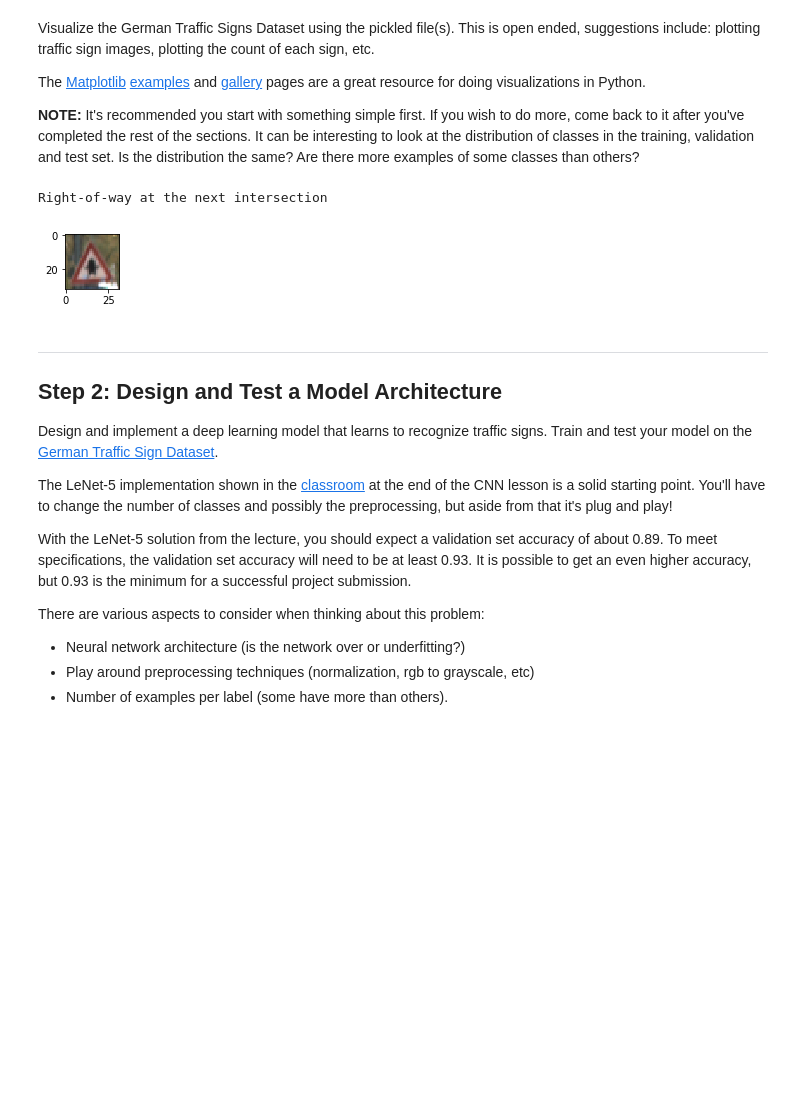
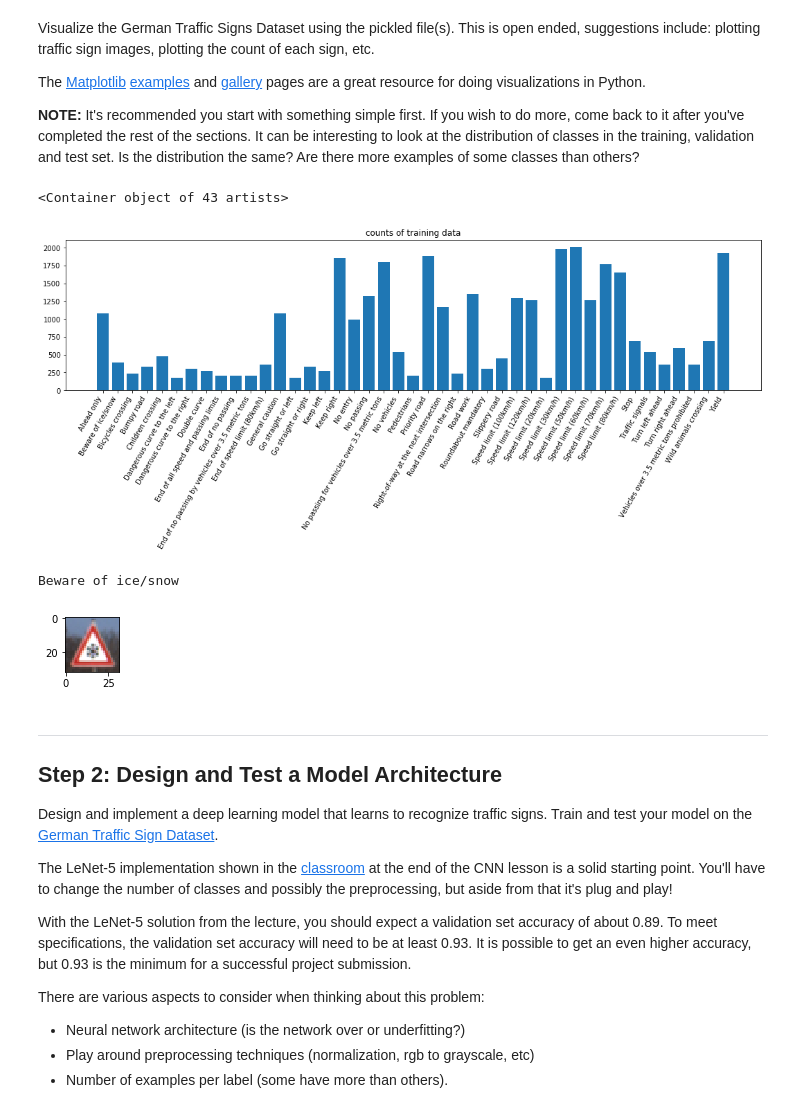
Before and after one commit to blown302/german-traffic-sign-detection, a Jupyter notebook: Traffic_Sign_Classifier.ipynb, the cells around one changed output. Drawn from its saved outputs; the diff is of its cells as text; code cells hidden in the pictures; blank space fills up the shorter version.

Commit message:
added visualizations and a writeup as the readme

```diff
--- a/Traffic_Sign_Classifier.ipynb
+++ b/Traffic_Sign_Classifier.ipynb
@@ -92,6 +92,22 @@ Visualize the German Traffic Signs Dataset using the pickled file(s). This is op
 The [Matplotlib](http://matplotlib.org/) [examples](http://matplotlib.org/examples/index.html) and [gallery](http://matplotlib.org/gallery.html) pages are a great resource for doing visualizations in Python.
 
 **NOTE:** It's recommended you start with something simple first. If you wish to do more, come back to it after you've completed the rest of the sections. It can be interesting to look at the distribution of classes in the training, validation and test set. Is the distribution the same? Are there more examples of some classes than others?
+# %%
+import random
+import numpy as np
+import matplotlib.pyplot as plt
+%matplotlib inline
+
+X = np.array(list(sign_names.values()))
+unique, counts = np.unique(y_train, return_counts=True)
+Y = counts
+plt.rcParams["figure.figsize"][0] = 18.
+plt.title('counts of training data')
+plt.xticks(rotation=60, ha='right')
+plt.bar(X, Y)
+# %% [output]
+<Container object of 43 artists>
+[figure, added]
 # %%
 import random
 import numpy as np
@@ -106,8 +122,8 @@ plt.figure(figsize=(1,1))
 plt.imshow(image)
 print(sign_names[y_train[index]])
 # %% [output]
-Right-of-way at the next intersection
+Beware of ice/snow
-[figure, old version]
+[figure, new version]
 # %% [markdown]
 ----
 
```
Also changed, not shown: parts of 17 cells of this notebook, 7 other files.
